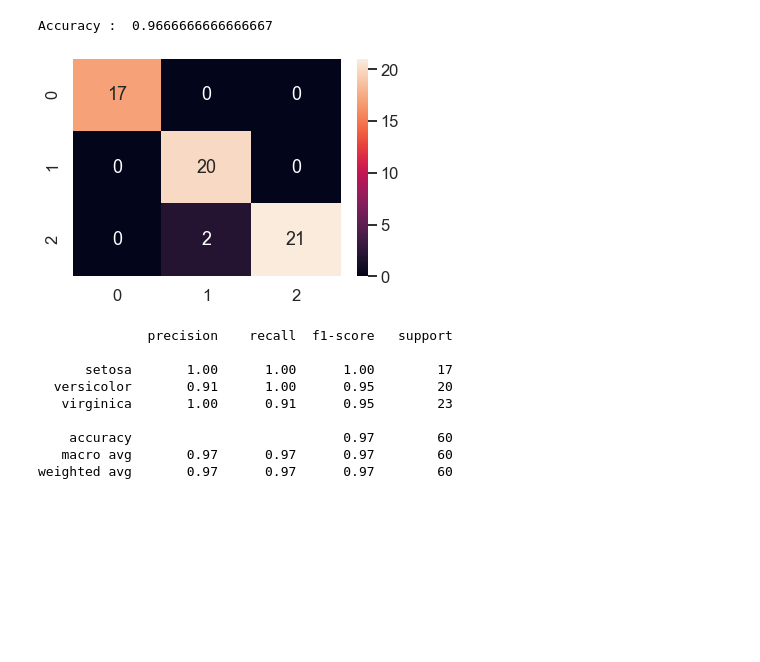
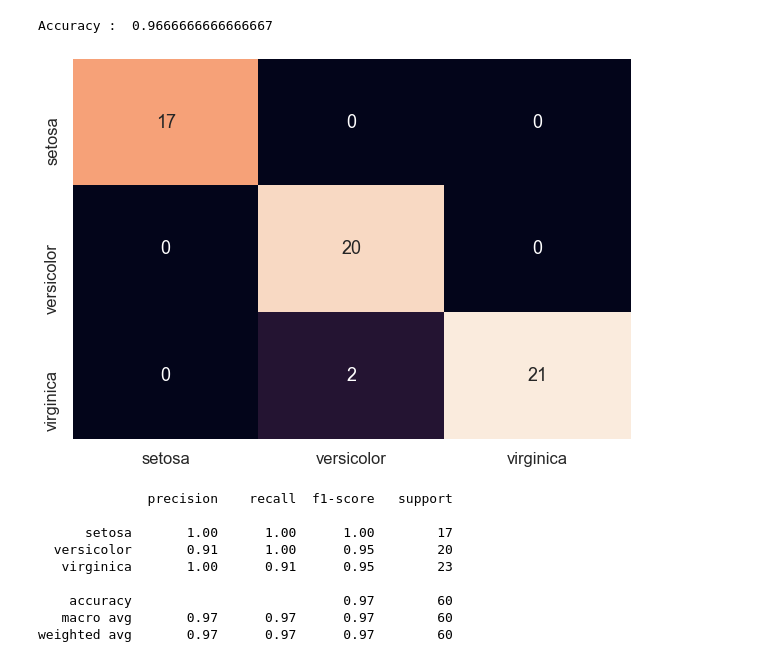
Before and after one commit to imdarshik/Datatrained, a Jupyter notebook: Machine Learning/Iris data classification.ipynb, the cells around one changed output. Saved outputs shown, nothing was run; the diff lists cells and outputs as text; code cells hidden in the pictures; blank space fills up the shorter version.

```diff
--- a/Machine Learning/Iris data classification.ipynb
+++ b/Machine Learning/Iris data classification.ipynb
@@ -396,10 +396,12 @@ print("Accuracy : ",svm_acc)
 # %% [output]
 Accuracy :  0.9666666666666667
 # %%
-sns.heatmap(confusion_matrix(y_test,pred),annot=True,xticklabels=iris)
+# Confusion Matrix
+plt.figure(figsize=(10,7))
+sns.heatmap(confusion_matrix(y_test,pred),annot=True,xticklabels=iris.target_names,yticklabels=iris.target_names,cbar=False)
 plt.show()
 # %% [output]
-[figure, old version]
+[figure, new version]
 # %%
 print(classification_report(y_test, pred, target_names=iris.target_names))
 # %% [output]
```
